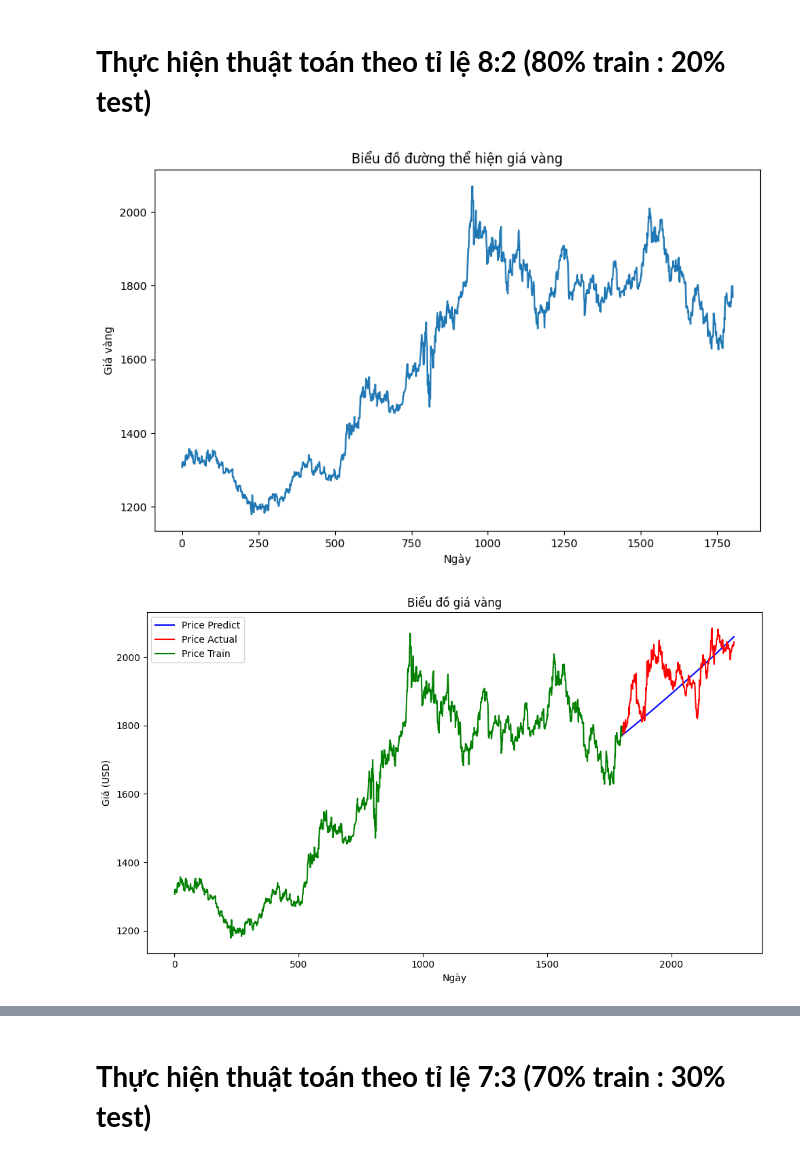
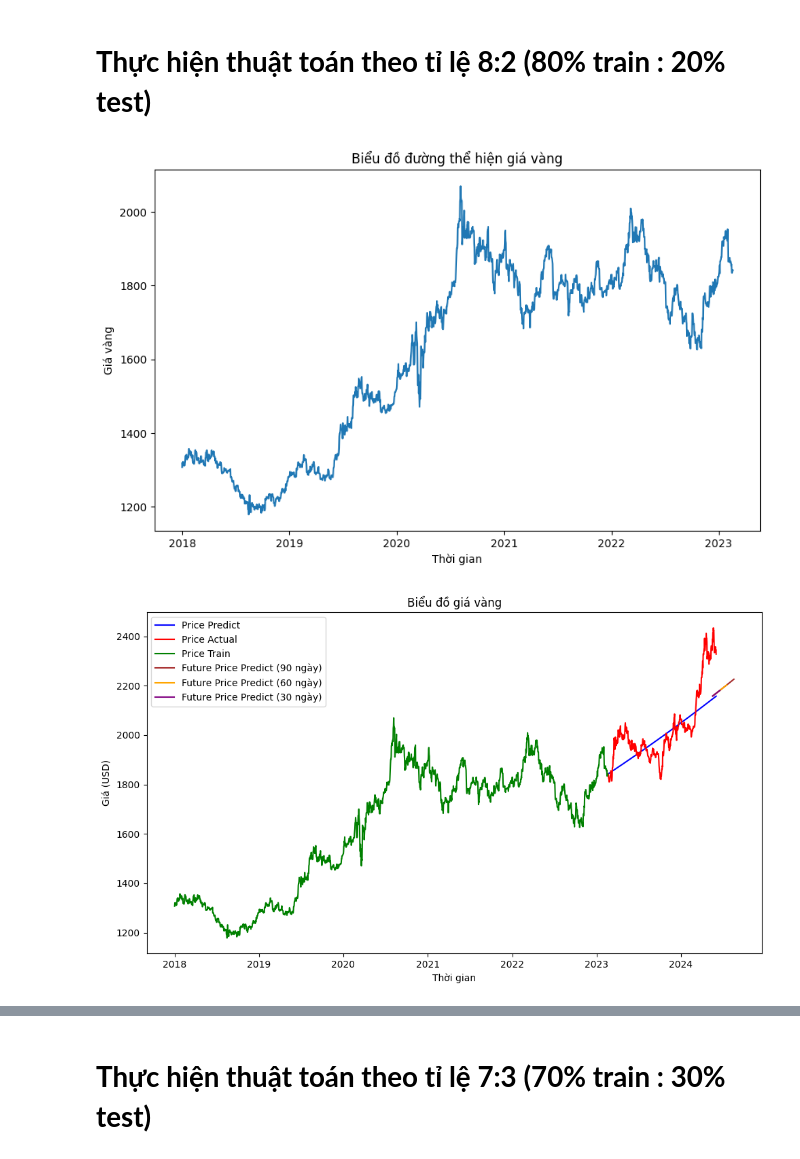
Before and after one commit to Kt7mmm/IS403_O21_06, a Jupyter notebook: Model/Team06_TBATS.ipynb, the cells around one changed output, grey strips where cells are left out. Drawn from its saved outputs; the diff is of its cells as text; code cells hidden in the pictures.

Commit message:
update model Linear Regression and TBATS for week 6

```diff
--- a/Model/Team06_TBATS.ipynb
+++ b/Model/Team06_TBATS.ipynb
@@ -32,49 +130,73 @@ df_gold['Date'] = pd.to_datetime(df_gold['Date'])
 df_gold['Day Number'] = df_gold['Date'].rank(method='dense').astype(int)
 df_gold.columns = ['Date', 'Price', 'Day Number']
 
-train_data_gold = df_gold.iloc[:1800]
-test_data_gold = df_gold.iloc[1800:]
+train_size = int(0.8 * len(df_gold))
+test_size = len(df_gold) - train_size
+train_data_gold = df_gold.iloc[:train_size]
+test_data_gold = df_gold.iloc[train_size:]
 
 plt.figure(figsize=(10, 6))
-plt.plot(train_data_gold['Day Number'], train_data_gold['Price'])
+plt.plot(train_data_gold['Date'], train_data_gold['Price'])
 plt.title('Biểu đồ đường thể hiện giá vàng')
-plt.xlabel('Ngày')
+plt.xlabel('Thời gian')
 plt.ylabel('Giá vàng')
 plt.show()
 # %% [output]
-[figure, old version]
+[figure, new version]
 # %%
-# Nhận thấy dữ liệu không có tính mùa vụ rõ ràng, thử các giá trị như 7 ngày, 90, 365, 200, 249, 251, 500 ngày đều là đường thẳng tăng, 250 ngày thì đường cong có tính mùa vụ
-# Kiểm định ta được 250 có RMSE: 163.9176 , MAPE: 7.4878 %, MAE: 148.2162
-# Kiểm định không có tính mùa vụ ta được RMSE: 74.5590 , MAPE: 2.8487 %, MAE: 55.6673
-# Như vậy có thể thấy dữ liệu không có tính mùa vụ và đường thẳng có kết quả khả quan hơn
+# Nhận thấy dữ liệu không có tính mùa vụ rõ ràng, thử các giá trị như 7 ngày, 90, 365, 200, 249, 251, 500, 250 ngày đều là đường thẳng tăng
+# Kiểm định không có tính mùa vụ ta được RMSE: 99.8635 , MAPE: 3.5411 %, MAE: 74.4410
 
-test_data_gold = df_gold.iloc[1800:]
+test_data_gold = df_gold.iloc[train_size:]
 estimator = TBATS(
-#     seasonal_periods=[250],
+    #  seasonal_periods=[250],
     use_arma_errors=True
     ,use_box_cox=True
     ,use_trend=True
 )
 model = estimator.fit(train_data_gold['Price'])
-forecast = model.forecast(steps=452)
+
+forecast = model.forecast(steps=test_size)
 
 test_data_gold.insert(1, "Price Predict", forecast)
+# %%
+last_day_number = (df_gold['Day Number'].max())
+
+# Dự đoán từ 17/05/2024 đến 17/06/2024 (32 ngày)
+future_dates_1 = pd.date_range(start='2024-05-17', end='2024-06-17')
+future_day_numbers_1 = range(last_day_number + 1, last_day_number + 1 + len(future_dates_1))
+future_data_1 = pd.DataFrame({'Date': future_dates_1, 'Day Number': future_day_numbers_1})
+future_data_1.insert(1, "Price Predict",  (model.forecast(steps=(future_data_1['Day Number'].iloc[-1] - train_data_gold['Day Number'].iloc[-1])))[-len(future_dates_1):])
+
+# Dự đoán từ 17/05/2024 đến 17/07/2024 (62 ngày)
+future_dates_2 = pd.date_range(start='2024-05-17', end='2024-07-17')
+future_day_numbers_2 = range(last_day_number + 1, last_day_number + 1 + len(future_dates_2))
+future_data_2 = pd.DataFrame({'Date': future_dates_2, 'Day Number': future_day_numbers_2})
+future_data_2.insert(1, "Price Predict",  (model.forecast(steps=(future_data_2['Day Number'].iloc[-1] - train_data_gold['Day Number'].iloc[-1])))[-len(future_dates_2):])
+
+# Dự đoán từ 17/05/2024 đến 17/08/2024 (93 ngày)
+future_dates_3 = pd.date_range(start='2024-05-17', end='2024-08-17')
+future_day_numbers_3 = range(last_day_number + 1, last_day_number + 1 + len(future_dates_3))
+future_data_3 = pd.DataFrame({'Date': future_dates_3, 'Day Number': future_day_numbers_3})
+future_data_3.insert(1, "Price Predict",  (model.forecast(steps=(future_data_3['Day Number'].iloc[-1] - train_data_gold['Day Number'].iloc[-1])))[-len(future_dates_3):])
 # %%
 plt.figure(figsize=(10, 6))
 
-plt.plot(test_data_gold['Day Number'], test_data_gold['Price Predict'], label='Price Predict', color='blue')
-plt.plot(test_data_gold['Day Number'], test_data_gold['Price'], label='Price Actual', color='red')
-plt.plot(train_data_gold['Day Number'], train_data_gold['Price'], label='Price Train', color='green')
+plt.plot(test_data_gold['Date'], test_data_gold['Price Predict'], label='Price Predict', color='blue')
+plt.plot(test_data_gold['Date'], test_data_gold['Price'], label='Price Actual', color='red')
+plt.plot(train_data_gold['Date'], train_data_gold['Price'], label='Price Train', color='green')
+plt.plot(future_data_3['Date'], future_data_3['Price Predict'], label='Future Price Predict (90 ngày)', color='brown')
+plt.plot(future_data_2['Date'], future_data_2['Price Predict'], label='Future Price Predict (60 ngày)', color='orange')
+plt.plot(future_data_1['Date'], future_data_1['Price Predict'], label='Future Price Predict (30 ngày)', color='purple')
 
 plt.title('Biểu đồ giá vàng')
-plt.xlabel('Ngày')
+plt.xlabel('Thời gian')
 plt.ylabel('Giá (USD)')
 plt.legend()
 plt.tight_layout()
 plt.show()
 # %% [output]
-[figure, old version]
+[figure, new version]
 # %%
 df_platium = pd.read_csv(r'/content/platium_price_2018_2024.csv')
 df_platium['Date'] = pd.to_datetime(df_platium['Date'])
```
Also changed, not shown: parts of 41 cells of this notebook, 1 other file.
